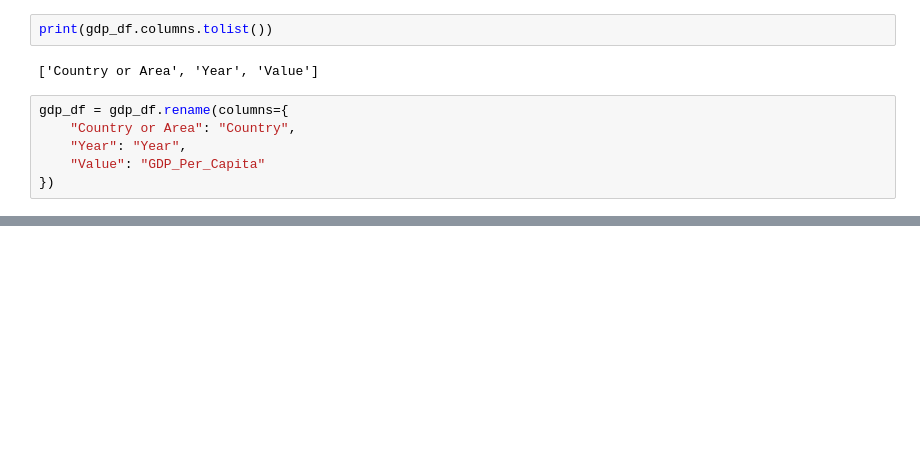
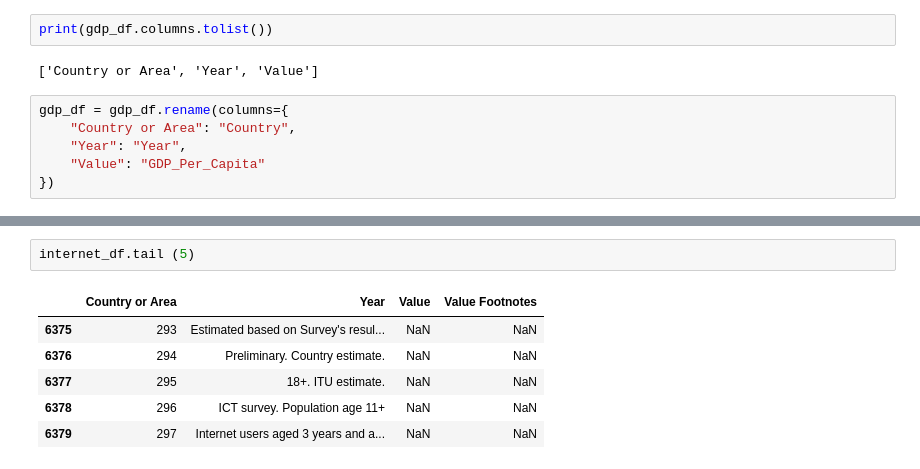
Before and after one commit to NSS-Data-Analytics-Cohort-16/da16-python-gdp-and-internet-use-analysis-brandonwmcmurtry, a Jupyter notebook: notebooks/gdp_internetuse.ipynb, the cells around one changed output, grey strips where cells are left out. Cells and saved outputs as stored; diff of their text form; blank space fills up the shorter version.

```diff
--- a/notebooks/gdp_internetuse.ipynb
+++ b/notebooks/gdp_internetuse.ipynb
@@ -185,0 +260,9 @@ Median GDP per Capita in 2020: 15309.23598817024
+# %%
+internet_df.tail (5)
+# %% [output]
+|  | Country or Area | Year | Value | Value Footnotes |
+| 6375 | 293 | Estimated based on Survey's resul... | NaN | NaN |
+| 6376 | 294 | Preliminary. Country estimate. | NaN | NaN |
+| 6377 | 295 | 18+. ITU estimate. | NaN | NaN |
+| 6378 | 296 | ICT survey. Population age 11+ | NaN | NaN |
+| 6379 | 297 | Internet users aged 3 years and a... | NaN | NaN |
```
Also changed, not shown: parts of 33 cells of this notebook.
